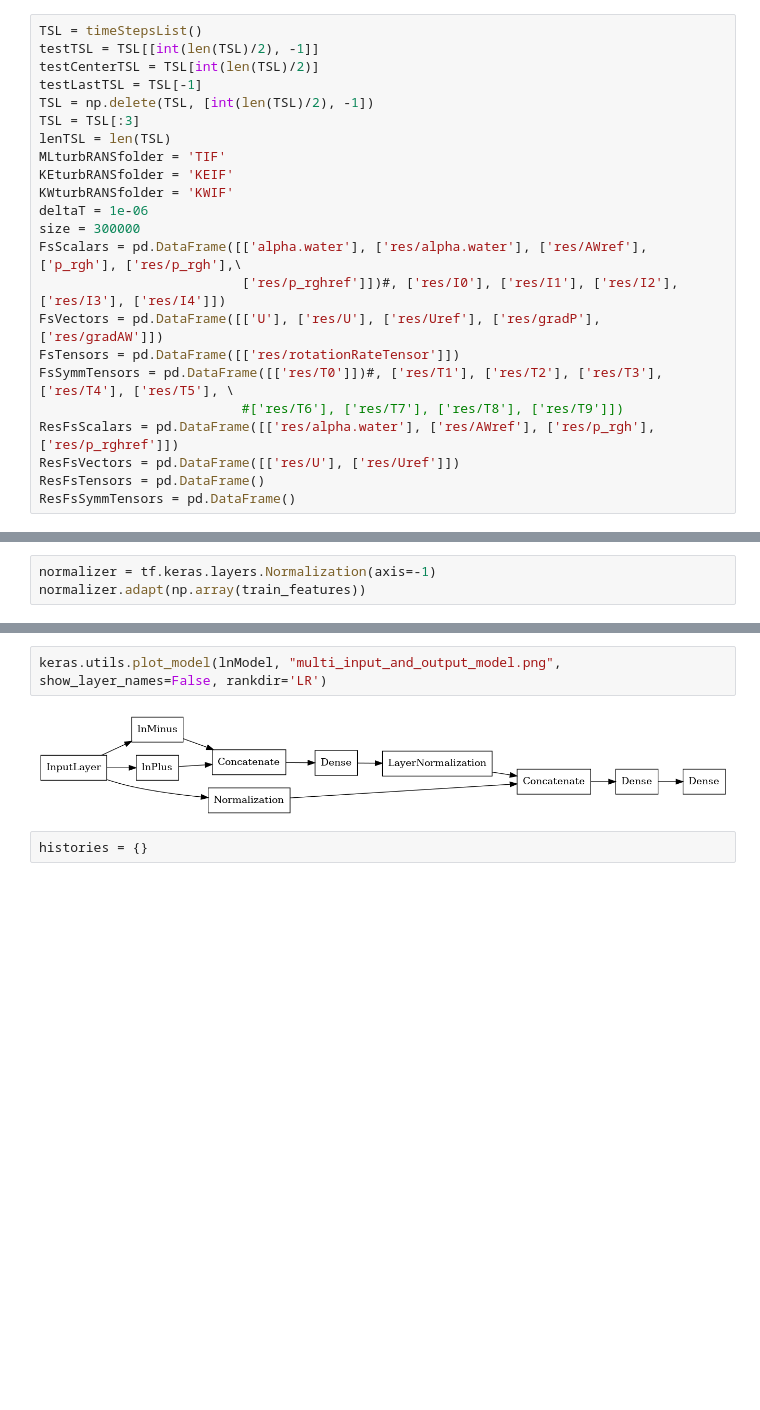
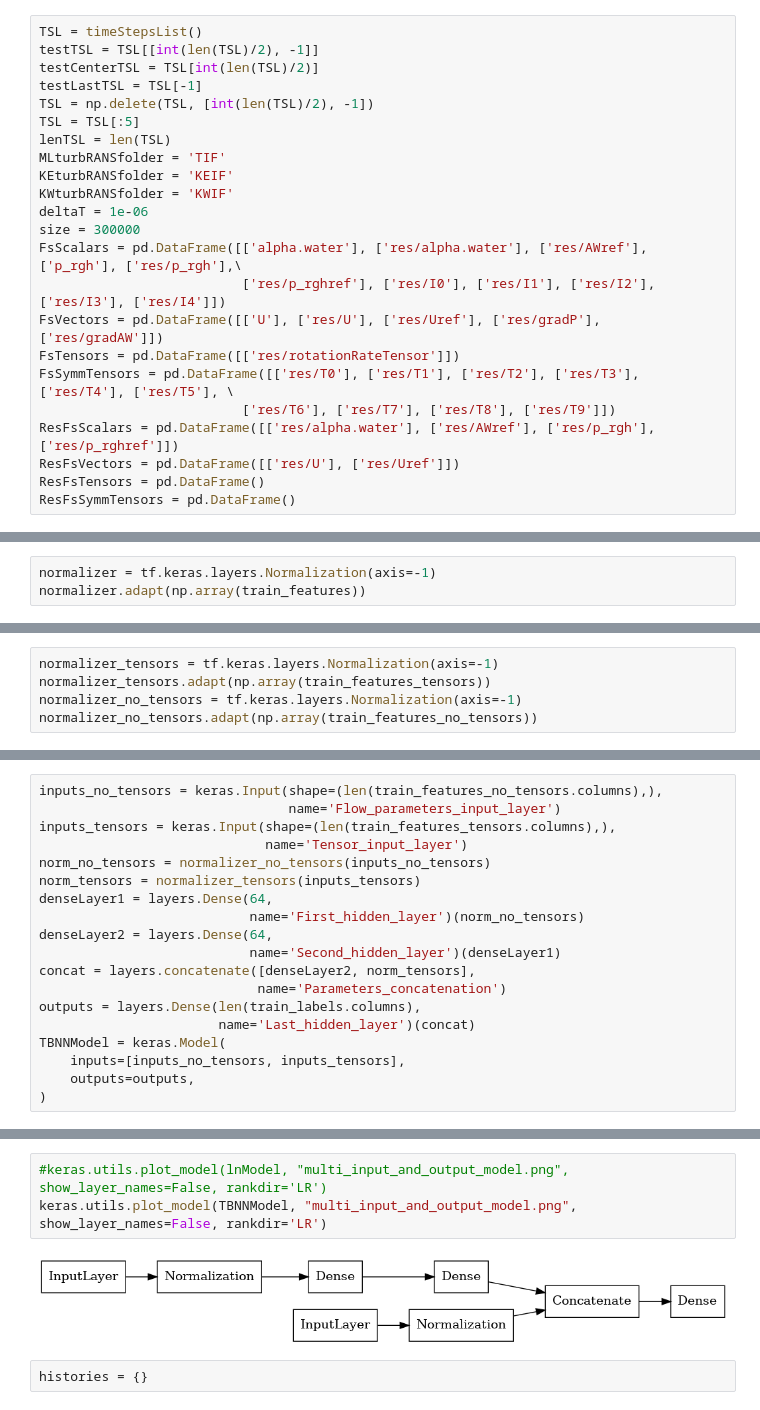
Before and after one commit to RomanovaDI/tbnnTurbulenceTraining, a Jupyter notebook: constantAngleSlopeDNS_U4e-1_A5_H1e-2_RANSsets/trainNN.ipynb, the cells around one changed output, grey strips where cells are left out. Drawn from its saved outputs; the diff is of its cells as text; blank space fills up the shorter version.

```diff
--- a/constantAngleSlopeDNS_U4e-1_A5_H1e-2_RANSsets/trainNN.ipynb
+++ b/constantAngleSlopeDNS_U4e-1_A5_H1e-2_RANSsets/trainNN.ipynb
@@ -248,7 +243,7 @@ testTSL = TSL[[int(len(TSL)/2), -1]]
 testCenterTSL = TSL[int(len(TSL)/2)]
 testLastTSL = TSL[-1]
 TSL = np.delete(TSL, [int(len(TSL)/2), -1])
-TSL = TSL[:3]
+TSL = TSL[:5]
 lenTSL = len(TSL)
 MLturbRANSfolder = 'TIF'
 KEturbRANSfolder = 'KEIF'
@@ -256,11 +251,11 @@ KWturbRANSfolder = 'KWIF'
 deltaT = 1e-06
 size = 300000
 FsScalars = pd.DataFrame([['alpha.water'], ['res/alpha.water'], ['res/AWref'], ['p_rgh'], ['res/p_rgh'],\
-                          ['res/p_rghref']])#, ['res/I0'], ['res/I1'], ['res/I2'], ['res/I3'], ['res/I4']])
+                          ['res/p_rghref'], ['res/I0'], ['res/I1'], ['res/I2'], ['res/I3'], ['res/I4']])
 FsVectors = pd.DataFrame([['U'], ['res/U'], ['res/Uref'], ['res/gradP'], ['res/gradAW']])
 FsTensors = pd.DataFrame([['res/rotationRateTensor']])
-FsSymmTensors = pd.DataFrame([['res/T0']])#, ['res/T1'], ['res/T2'], ['res/T3'], ['res/T4'], ['res/T5'], \
-                          #['res/T6'], ['res/T7'], ['res/T8'], ['res/T9']])
+FsSymmTensors = pd.DataFrame([['res/T0'], ['res/T1'], ['res/T2'], ['res/T3'], ['res/T4'], ['res/T5'], \
+                          ['res/T6'], ['res/T7'], ['res/T8'], ['res/T9']])
 ResFsScalars = pd.DataFrame([['res/alpha.water'], ['res/AWref'], ['res/p_rgh'], ['res/p_rghref']])
 ResFsVectors = pd.DataFrame([['res/U'], ['res/Uref']])
 ResFsTensors = pd.DataFrame()
@@ -479,0 +670,5 @@ lnModel = keras.Model(
+# %%
+normalizer_tensors = tf.keras.layers.Normalization(axis=-1)
+normalizer_tensors.adapt(np.array(train_features_tensors))
+normalizer_no_tensors = tf.keras.layers.Normalization(axis=-1)
+normalizer_no_tensors.adapt(np.array(train_features_no_tensors))
@@ -479,0 +684,19 @@ lnModel = keras.Model(
+# %%
+inputs_no_tensors = keras.Input(shape=(len(train_features_no_tensors.columns),),
+                                name='Flow_parameters_input_layer')
+inputs_tensors = keras.Input(shape=(len(train_features_tensors.columns),),
+                             name='Tensor_input_layer')
+norm_no_tensors = normalizer_no_tensors(inputs_no_tensors)
+norm_tensors = normalizer_tensors(inputs_tensors)
+denseLayer1 = layers.Dense(64,
+                           name='First_hidden_layer')(norm_no_tensors)
+denseLayer2 = layers.Dense(64,
+                           name='Second_hidden_layer')(denseLayer1)
+concat = layers.concatenate([denseLayer2, norm_tensors],
+                            name='Parameters_concatenation')
+outputs = layers.Dense(len(train_labels.columns),
+                       name='Last_hidden_layer')(concat)
+TBNNModel = keras.Model(
+    inputs=[inputs_no_tensors, inputs_tensors],
+    outputs=outputs,
+)
@@ -494,9 +735,10 @@ lnModel = keras.Model(
 #    outputs=outputs,
 #)
 # %%
-keras.utils.plot_model(lnModel, "multi_input_and_output_model.png", show_layer_names=False, rankdir='LR')
+#keras.utils.plot_model(lnModel, "multi_input_and_output_model.png", show_layer_names=False, rankdir='LR')
+keras.utils.plot_model(TBNNModel, "multi_input_and_output_model.png", show_layer_names=False, rankdir='LR')
 # %% [output]
-[figure, old version]
+[figure, new version]
 # %%
 histories = {}
 # %%
```
Also changed, not shown: parts of 88 cells of this notebook.
